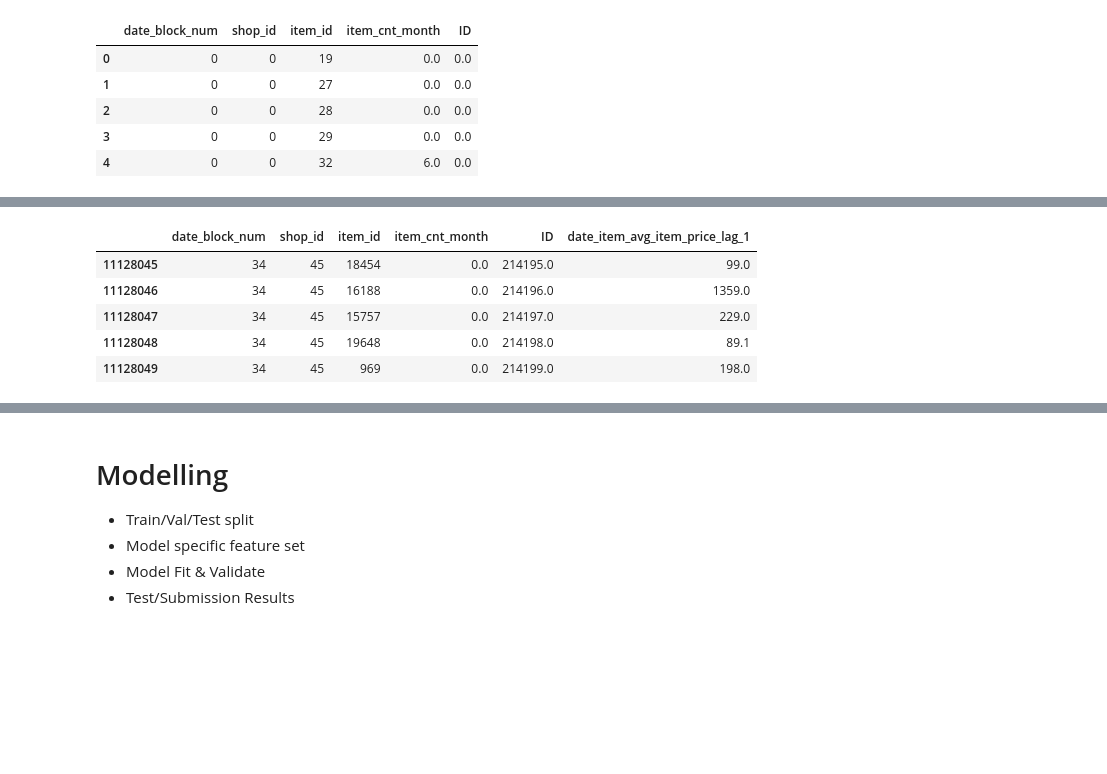
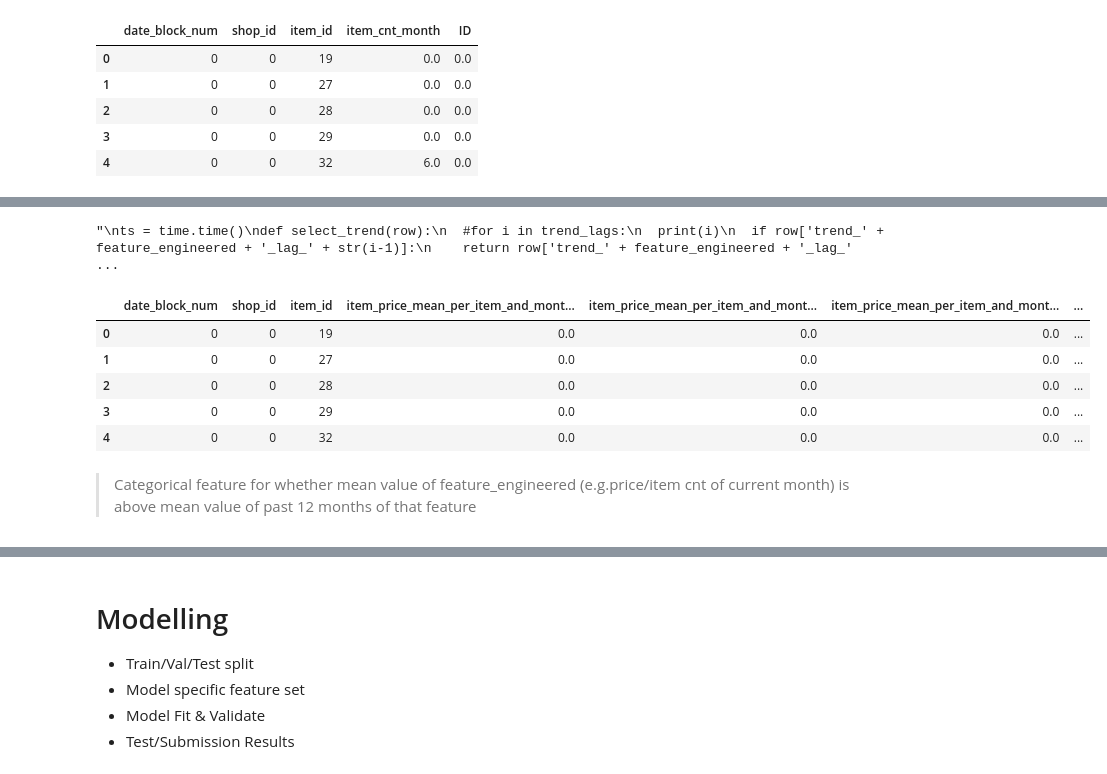
Before and after one commit to migai/Kag, a Jupyter notebook: ipynb_versions/Kaggle_Coursera_Final_Assignment_Andreas_v1.ipynb, the cells around one changed output, grey strips where cells are left out. Drawn from its saved outputs; the diff is of its cells as text; code cells hidden in the pictures; blank space fills up the shorter version.

Commit message:
1st version of Time series Features modelled with GradientBoostingRegressor

```diff
--- a/ipynb_versions/Kaggle_Coursera_Final_Assignment_Andreas_v1.ipynb
+++ b/ipynb_versions/Kaggle_Coursera_Final_Assignment_Andreas_v1.ipynb
@@ -274,0 +380,9 @@ time.time() - ts
+# %%
+ts = time.time()
+trend_lags = [2, 4, 7, 13]
+for feature_engineered in features_engineered:
+  for i in trend_lags:
+    matrix['trend_' + feature_engineered + '_lag_'+str(i-1)] = \
+        (matrix[feature_engineered +'_lag_'+str(i)] - matrix[feature_engineered + '_lag_1']) / matrix[feature_engineered + '_lag_1']
+print(time.time()-ts)
+matrix.tail()
@@ -275,9 +397,34 @@ time.time() - ts
+# %%
+#Is this code really needed? it's really slow as well
+'''
+ts = time.time()
+def select_trend(row):
+  #for i in trend_lags:
+  print(i)
+  if row['trend_' + feature_engineered + '_lag_' + str(i-1)]:
+    return row['trend_' + feature_engineered + '_lag_' + str(i-1)]
+  return 0
+
+for feature_engineered in features_engineered:
+      for i in trend_lags:
+                matrix['trend_' + feature_engineered + '_lag_' + str(i-1)] = matrix.apply(select_trend, axis=1)
+                matrix['trend_' + feature_engineered + '_lag_' + str(i-1)] = matrix['trend_' + feature_engineered + '_lag_' + str(i-1)].astype(np.float16)
+                matrix['trend_' + feature_engineered + '_lag_' + str(i-1)].fillna(0, inplace=True)
+
+time.time() - ts
+'''
+# %% [output]
+"\nts = time.time()\ndef select_trend(row):\n  #for i in trend_lags:\n  print(i)\n  if row['trend_' + feature_engineered + '_lag_' + str(i-1)]:\n    return row['trend_' + feature_engineered + '_lag_'  ...
 # %%
-matrix.tail()
+matrix.head()
 # %% [output]
-|  | date_block_num | shop_id | item_id | item_cnt_month | ID | date_item_avg_item_price_lag_1 |
-| 11128045 | 34 | 45 | 18454 | 0.0 | 214195.0 | 99.0 |
-| 11128046 | 34 | 45 | 16188 | 0.0 | 214196.0 | 1359.0 |
-| 11128047 | 34 | 45 | 15757 | 0.0 | 214197.0 | 229.0 |
-| 11128048 | 34 | 45 | 19648 | 0.0 | 214198.0 | 89.1 |
-| 11128049 | 34 | 45 | 969 | 0.0 | 214199.0 | 198.0 |
+|  | date_block_num | shop_id | item_id | item_price_mean_per_item_and_mont... | item_price_mean_per_item_and_mont... | item_price_mean_per_item_and_mont... | ... |
+| 0 | 0 | 0 | 19 | 0.0 | 0.0 | 0.0 | ... |
+| 1 | 0 | 0 | 27 | 0.0 | 0.0 | 0.0 | ... |
+| 2 | 0 | 0 | 28 | 0.0 | 0.0 | 0.0 | ... |
+| 3 | 0 | 0 | 29 | 0.0 | 0.0 | 0.0 | ... |
+| 4 | 0 | 0 | 32 | 0.0 | 0.0 | 0.0 | ... |
+# %% [markdown]
+
+
+> Categorical feature for whether mean value of feature_engineered (e.g.price/item cnt of current month) is above mean value of past 12 months of that feature
```
Also changed, not shown: parts of 37 cells of this notebook, 2 other files.
